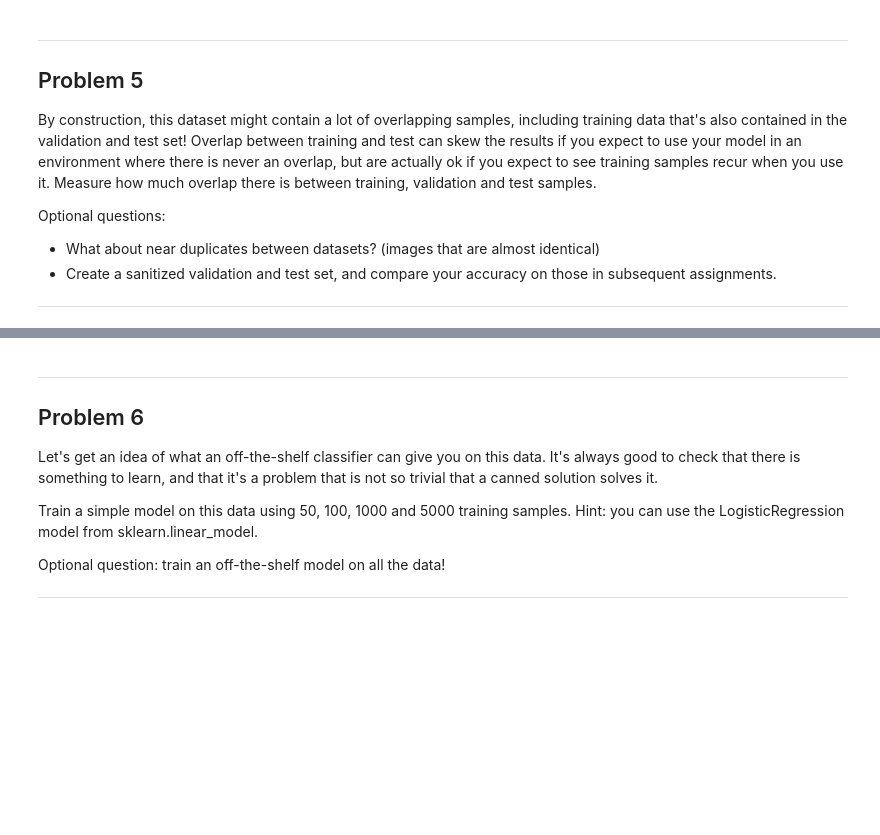
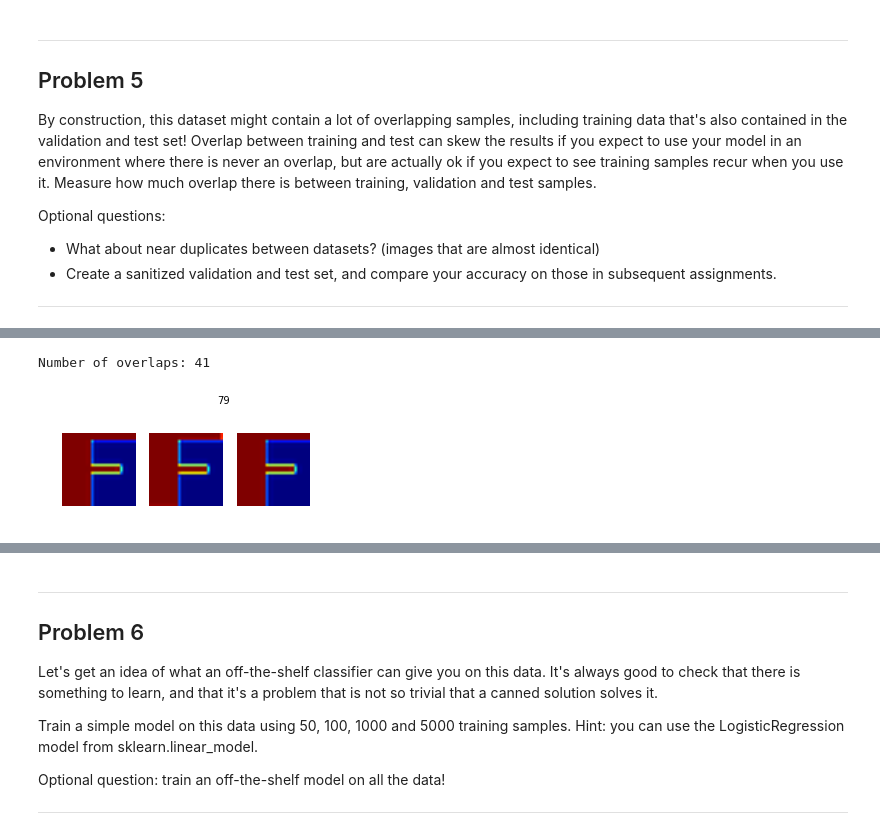
Before and after one commit to MoAbd/Udacity-DeepLearning, a Jupyter notebook: 1_notmnist.ipynb, the cells around one changed output, grey strips where cells are left out. Drawn from its saved outputs; the diff is of its cells as text; code cells hidden in the pictures; blank space fills up the shorter version.

```diff
--- a/1_notmnist.ipynb
+++ b/1_notmnist.ipynb
@@ -291,0 +394,9 @@ Optional questions:
+# %%
+def display_overlap(overlap, source_dataset, target_dataset):
+  item = random.choice(overlap.keys())
+  imgs = np.concatenate(([source_dataset[item]], target_dataset[overlap[item][0:7]]))
+  plt.suptitle(item)
+  for i, img in enumerate(imgs):
+    plt.subplot(2, 4, i+1)
+    plt.axis('off')
+    plt.imshow(img)
@@ -291,0 +410,6 @@ Optional questions:
+# %%
+print('Number of overlaps:', len(overlap_test_train.keys()))
+display_overlap(overlap_test_train, test_dataset[:200], train_dataset)
+# %% [output]
+Number of overlaps: 41
+[figure, added]
```
Also changed, not shown: parts of 21 cells of this notebook.
